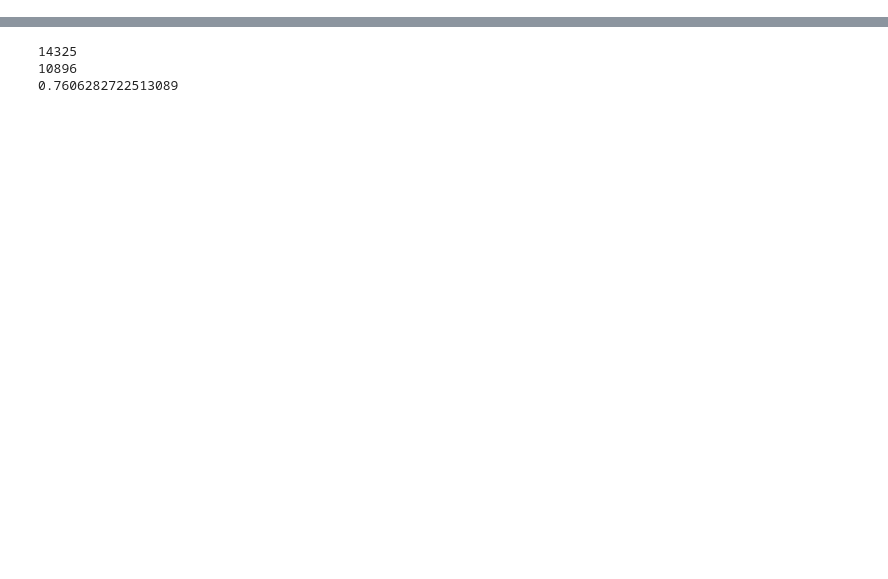
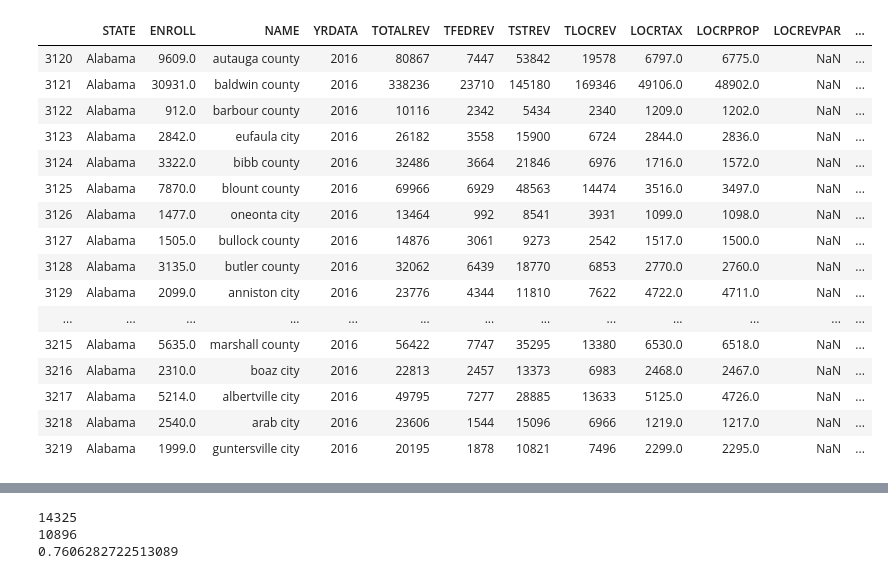
Before and after one commit to jamu0075/US-Education-Project, a Jupyter notebook: EDA/eda.ipynb, the cells around one changed output, grey strips where cells are left out. Cells and saved outputs as stored; diff of their text form; code cells hidden in the pictures; blank space fills up the shorter version.

Commit message:
Clean up of code for data cleaning. Shifted from working on series data to complete dataframe. Need to match on district and State now, after maping state codes to states.

```diff
--- a/EDA/eda.ipynb
+++ b/EDA/eda.ipynb
@@ -97,7 +97,8 @@ map_data.head()
 | 3 | 01 | 00006 | 0100006 | Marshall County School District | 00 | PK | 12 | G5420 | None | E | 1267142967 | ... |
 | 4 | 01 | 00007 | 0100007 | Hoover City School District | 00 | KG | 12 | G5420 | None | E | 121693900 | ... |
 # %%
-sd = df_2016.NAME.str.lower()
+finances_2016 = df_2016
+finances_2016.NAME = finances_2016.NAME.str.lower()
 
 my_map = {'schs': 'school district',
          'sch': 'school',
@@ -105,6 +106,8 @@ my_map = {'schs': 'school district',
          'dst': 'district',
          'isd': 'school district',
          'pub': 'public',
+         'ex': 'exempted',
+         'vlg': 'village',
          'community': 'county',
          'comm': 'county',
          'com': 'county',
@@ -130,40 +133,39 @@ drop_map = {'public': '',
             'usd': '',
             'reg': '',
             'jt': '',
-            'voc': '',
-            'r': '' }
+            #'r': '',
+            'voc': '' }
 
+#####
+# r-X, r X,
+#####
 my_map = {rf'\b{i}\b': word for i, word in my_map.items()}
 drop_map = {rf'\b{i}\b': word for i, word in drop_map.items()}
-sd = sd.replace(my_map, regex=True)
 
-sd = sd.str.replace(rf" r-", ' ', regex=True)
-#removes r-{0-9} zones - redundant
-# sd = sd.str.replace("r-[0-9]+", 'bbbb', regex=True)
+finances_2016.NAME = finances_2016.NAME.replace(my_map, regex=True)
+finances_2016.NAME = finances_2016.NAME.replace(drop_map, regex=True)
+
+# removes 'r-' and ' r ' from district code
+finances_2016.NAME = finances_2016.NAME.str.replace(rf" r-", '', regex=True)
+finances_2016.NAME = finances_2016.NAME.str.replace(rf" r ", '', regex=True)
 
 #removes {0-9}-{0-9} zones - redundant
 # sd = sd.str.replace("[0-9]+\-[0-9]+", '', regex=True)
 
 #some districts ended with a period before zone number
-sd = sd.str.replace('.', '', regex=False)
+finances_2016.NAME = finances_2016.NAME.str.replace('.', '', regex=False)
+
+#remove '#' symbol but keep these numbers
+finances_2016.NAME = finances_2016.NAME.str.replace('#', '')
 
 #some districts had sub-zone in parenthesis - redundant
-sd = sd.str.replace("\([^()]*\)", '', regex=True)
+finances_2016.NAME = finances_2016.NAME.str.replace("\([^()]*\)", '', regex=True)
 
-#some zones were part of 'district': 'district3-5'
-#this clips the last number after previous cleanup statements
-# sd = sd.str.replace("[0-9]+$", '', regex=True)
+#sd = sd.str.contains('independent').replace(rf"\d+", '', regex=True)
 
-#remove standalone zone numbers - redundant
-# sd = sd.str.replace(" \d+", '', regex=True)
+finances_2016.NAME = finances_2016.NAME.str.rstrip()
+finances_2016.NAME = finances_2016.NAME.str.replace("\s+", ' ', regex=True)
+# finances_2016.NAME = finances_2016.NAME.sort_values()
 
-#remove '#' symbol but keep these numbers
-sd = sd.str.replace('#', '')
-
-sd = sd.replace(drop_map, regex=True)
-
-sd = sd.str.rstrip()
-sd = sd.str.replace("\s+", ' ', regex=True)
-sd = sd.sort_values()
-sd
+finances_2016.head(100)
 # %% [output]
@@ -187 +172,18 @@ sd
+|  | STATE | ENROLL | NAME | YRDATA | TOTALREV | TFEDREV | TSTREV | TLOCREV | LOCRTAX | LOCRPROP | LOCREVPAR | ... |
+| 3120 | Alabama | 9609.0 | autauga county | 2016 | 80867 | 7447 | 53842 | 19578 | 6797.0 | 6775.0 | NaN | ... |
+| 3121 | Alabama | 30931.0 | baldwin county | 2016 | 338236 | 23710 | 145180 | 169346 | 49106.0 | 48902.0 | NaN | ... |
+| 3122 | Alabama | 912.0 | barbour county | 2016 | 10116 | 2342 | 5434 | 2340 | 1209.0 | 1202.0 | NaN | ... |
+| 3123 | Alabama | 2842.0 | eufaula city | 2016 | 26182 | 3558 | 15900 | 6724 | 2844.0 | 2836.0 | NaN | ... |
+| 3124 | Alabama | 3322.0 | bibb county | 2016 | 32486 | 3664 | 21846 | 6976 | 1716.0 | 1572.0 | NaN | ... |
+| 3125 | Alabama | 7870.0 | blount county | 2016 | 69966 | 6929 | 48563 | 14474 | 3516.0 | 3497.0 | NaN | ... |
+| 3126 | Alabama | 1477.0 | oneonta city | 2016 | 13464 | 992 | 8541 | 3931 | 1099.0 | 1098.0 | NaN | ... |
+| 3127 | Alabama | 1505.0 | bullock county | 2016 | 14876 | 3061 | 9273 | 2542 | 1517.0 | 1500.0 | NaN | ... |
+| 3128 | Alabama | 3135.0 | butler county | 2016 | 32062 | 6439 | 18770 | 6853 | 2770.0 | 2760.0 | NaN | ... |
+| 3129 | Alabama | 2099.0 | anniston city | 2016 | 23776 | 4344 | 11810 | 7622 | 4722.0 | 4711.0 | NaN | ... |
+| ... | ... | ... | ... | ... | ... | ... | ... | ... | ... | ... | ... | ... |
+| 3215 | Alabama | 5635.0 | marshall county | 2016 | 56422 | 7747 | 35295 | 13380 | 6530.0 | 6518.0 | NaN | ... |
+| 3216 | Alabama | 2310.0 | boaz city | 2016 | 22813 | 2457 | 13373 | 6983 | 2468.0 | 2467.0 | NaN | ... |
+| 3217 | Alabama | 5214.0 | albertville city | 2016 | 49795 | 7277 | 28885 | 13633 | 5125.0 | 4726.0 | NaN | ... |
+| 3218 | Alabama | 2540.0 | arab city | 2016 | 23606 | 1544 | 15096 | 6966 | 1219.0 | 1217.0 | NaN | ... |
+| 3219 | Alabama | 1999.0 | guntersville city | 2016 | 20195 | 1878 | 10821 | 7496 | 2299.0 | 2295.0 | NaN | ... |
 # %%
```
Also changed, not shown: parts of 9 cells of this notebook.
